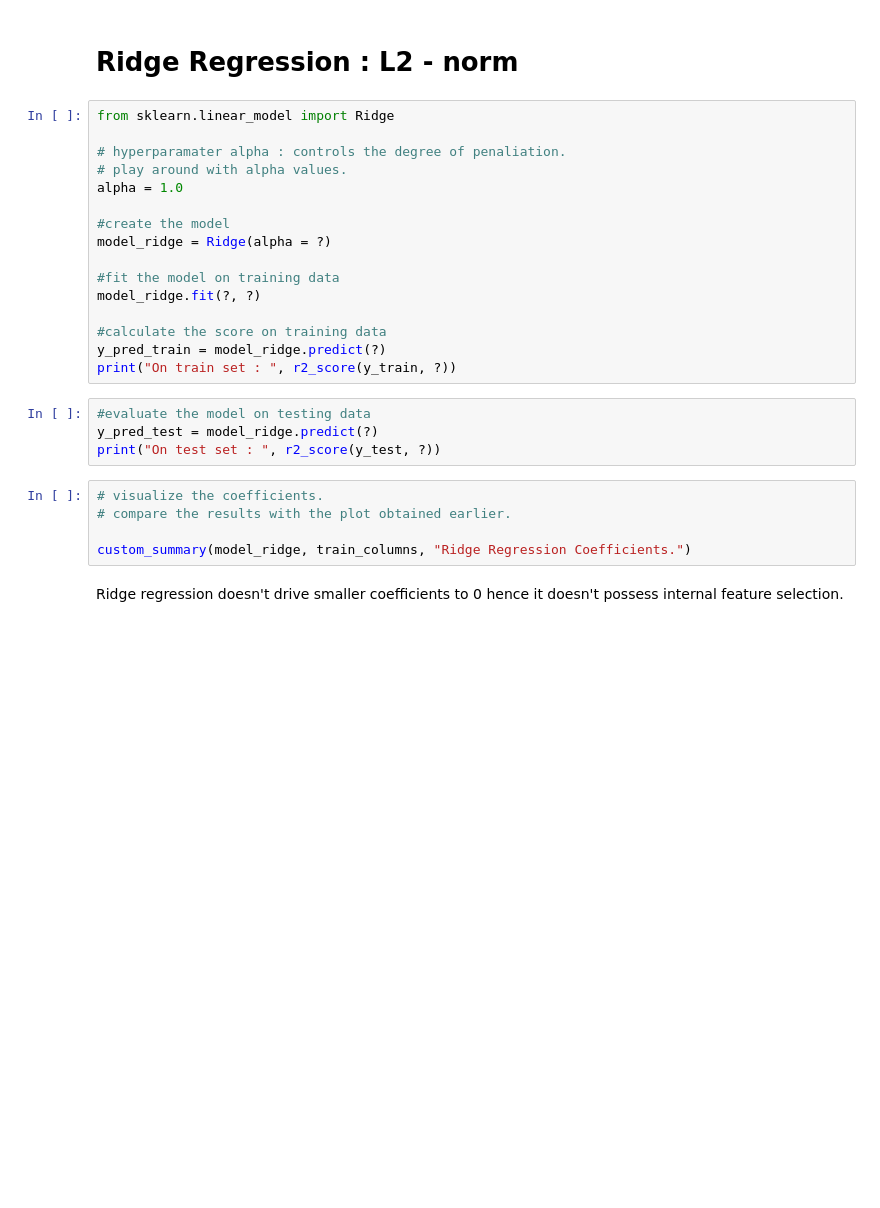
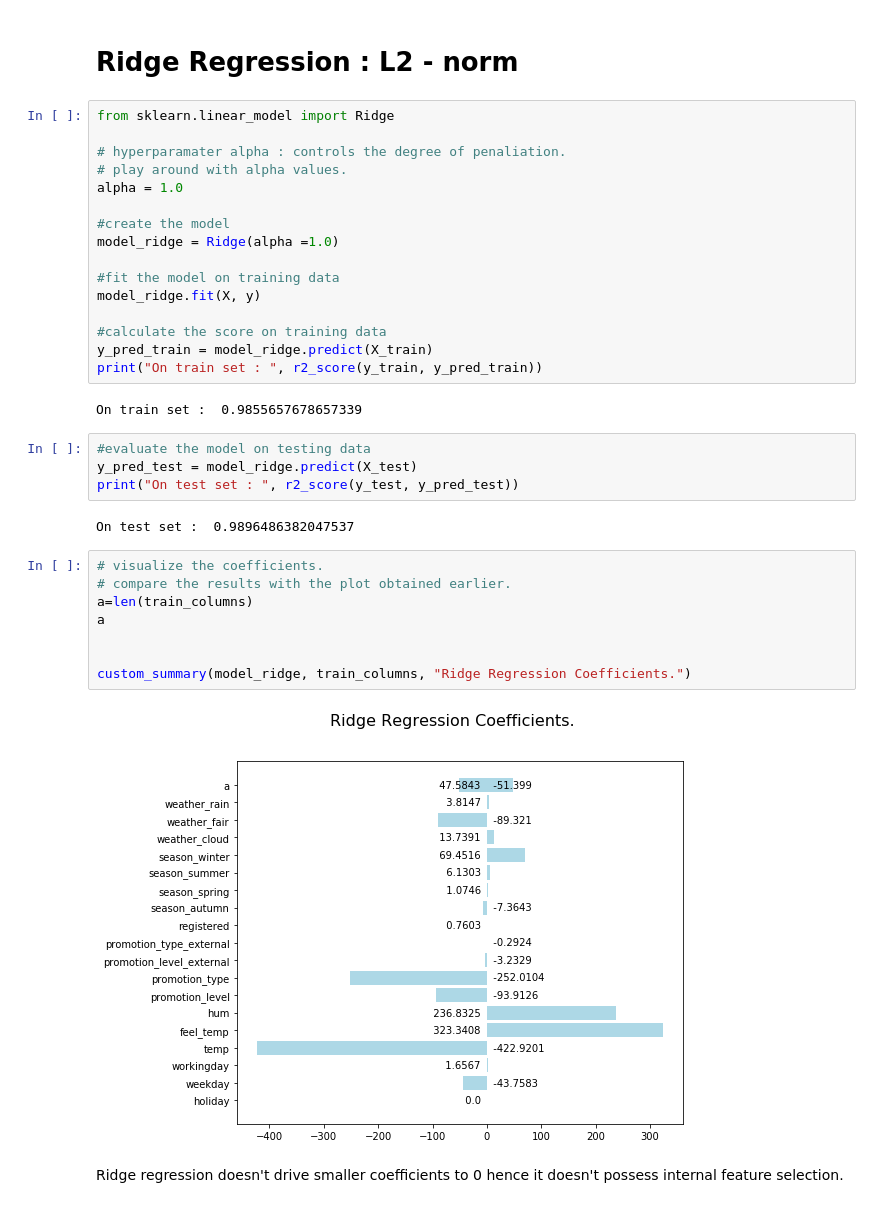
Before and after one commit to Avi-nashkumar/Semester5, a Jupyter notebook: ECSE303L/challenge-week-6/task_1_linear_reg.ipynb, the cells around one changed output. Drawn from its saved outputs; the diff is of its cells as text; blank space fills up the shorter version.

```diff
--- a/ECSE303L/challenge-week-6/task_1_linear_reg.ipynb
+++ b/ECSE303L/challenge-week-6/task_1_linear_reg.ipynb
@@ -373,23 +458,32 @@ from sklearn.linear_model import Ridge
 alpha = 1.0
 
 #create the model
-model_ridge = Ridge(alpha = ?)
+model_ridge = Ridge(alpha =1.0)
 
 #fit the model on training data
-model_ridge.fit(?, ?)
+model_ridge.fit(X, y)
 
 #calculate the score on training data
-y_pred_train = model_ridge.predict(?)
-print("On train set : ", r2_score(y_train, ?))
+y_pred_train = model_ridge.predict(X_train)
+print("On train set : ", r2_score(y_train, y_pred_train))
+# %% [output]
+On train set :  0.9855657678657339
 # %%
 #evaluate the model on testing data
-y_pred_test = model_ridge.predict(?)
-print("On test set : ", r2_score(y_test, ?))
+y_pred_test = model_ridge.predict(X_test)
+print("On test set : ", r2_score(y_test, y_pred_test))
+# %% [output]
+On test set :  0.9896486382047537
 # %%
 # visualize the coefficients.
 # compare the results with the plot obtained earlier.
+a=len(train_columns)
+a
+
 
 custom_summary(model_ridge, train_columns, "Ridge Regression Coefficients.")
+# %% [output]
+[figure, added]
 # %% [markdown]
 Ridge regression doesn't drive smaller coefficients to 0 hence it doesn't possess internal feature selection.
 # %% [markdown]
```
Also changed, not shown: parts of 20 cells of this notebook.
